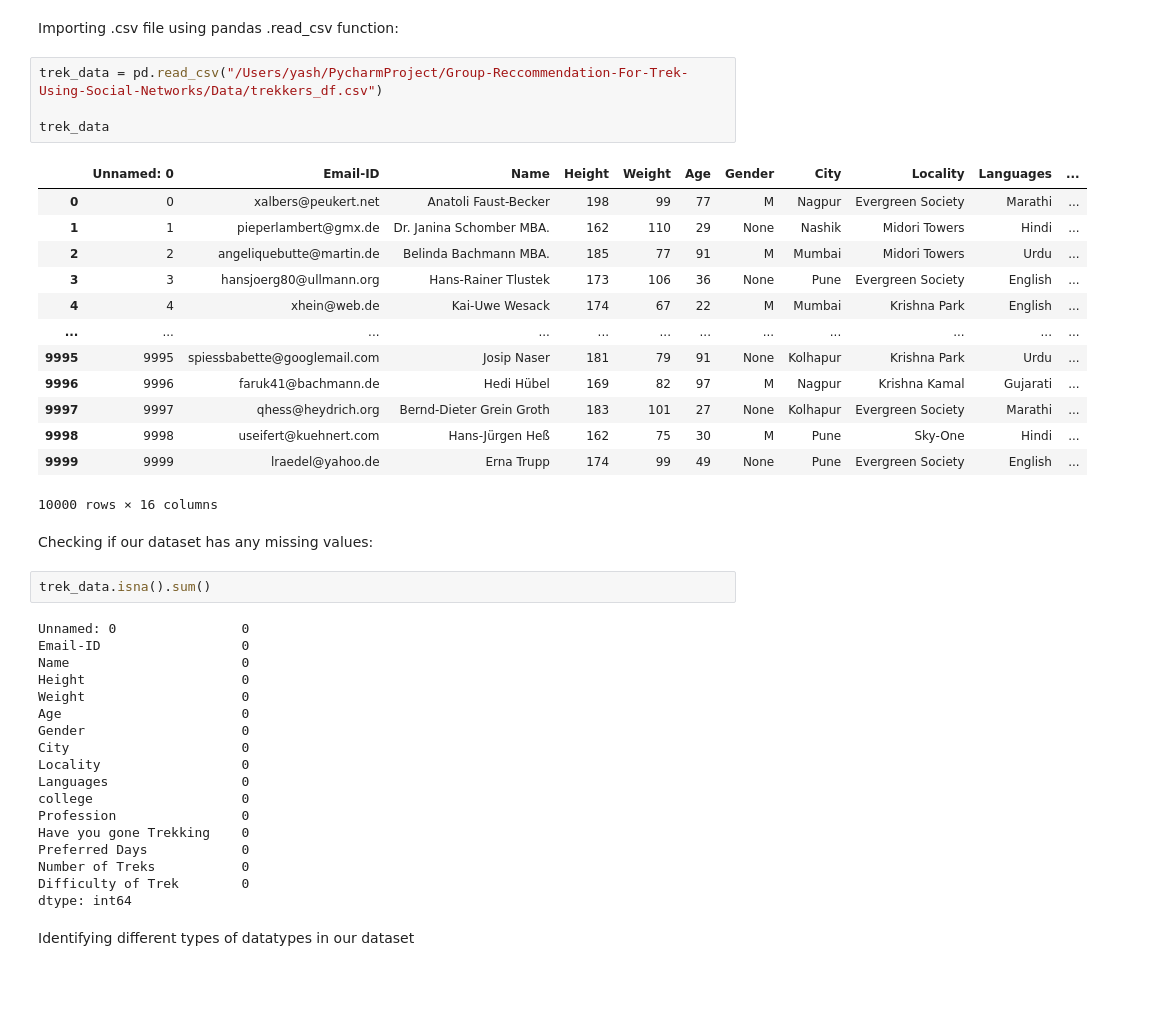
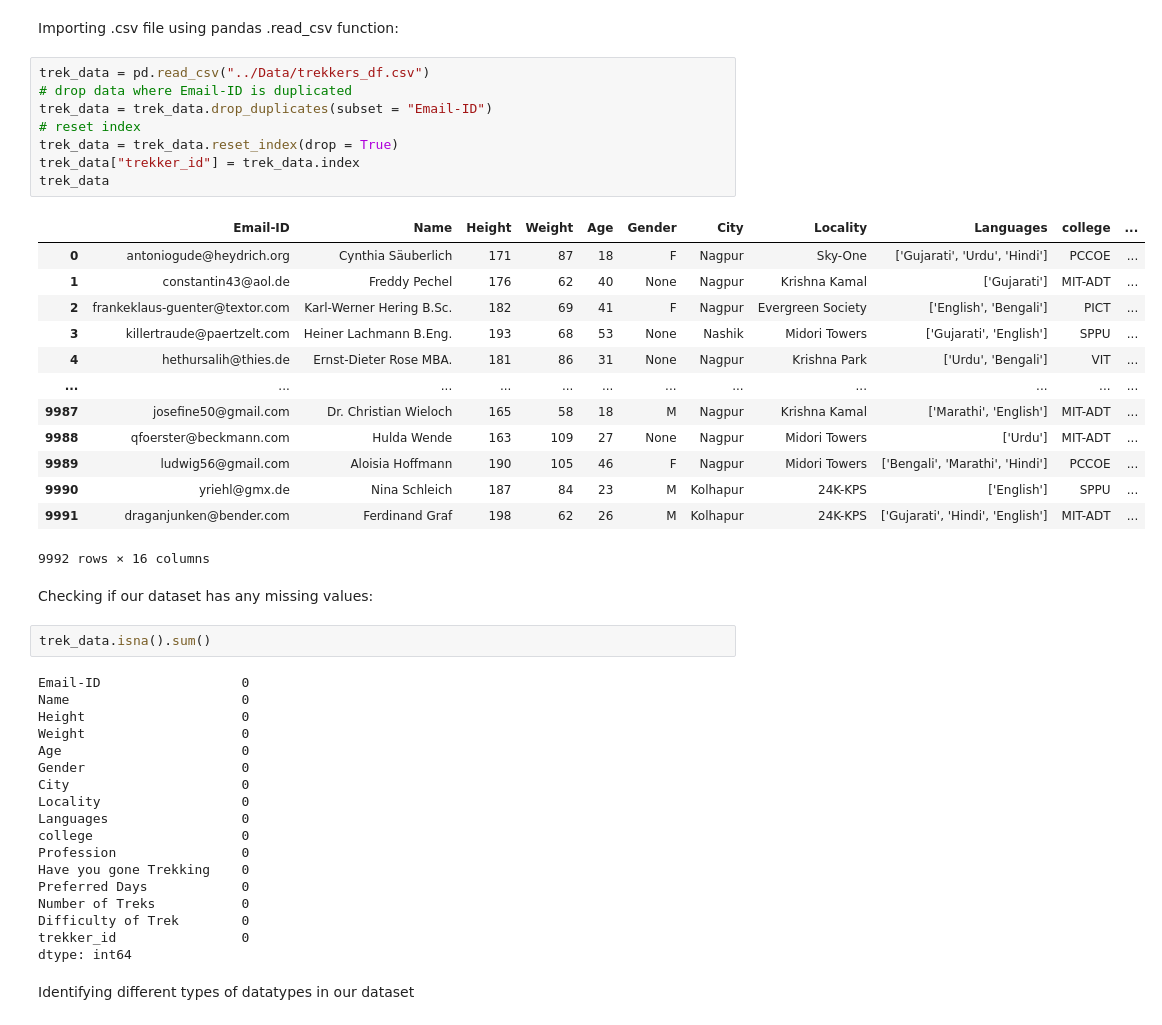
Before and after one commit to yashlad27/Group-Recommendation-For-Trek-Using-Social-Networks, a Jupyter notebook: Code/Data_Preprocessing_Notebook.ipynb, the cells around one changed output. Cells and saved outputs as stored; diff of their text form; blank space fills up the shorter version.

```diff
--- a/Code/Data_Preprocessing_Notebook.ipynb
+++ b/Code/Data_Preprocessing_Notebook.ipynb
@@ -7,30 +7,33 @@ import pandas as pd
 import numpy as np
 # %% [markdown]
 Importing .csv file using pandas .read_csv function:
-# %%
-trek_data = pd.read_csv("/Users/yash/PycharmProject/Group-Reccommendation-For-Trek-Using-Social-Networks/Data/trekkers_df.csv")
-
-trek_data
-# %% [output]
-|  | Unnamed: 0 | Email-ID | Name | Height | Weight | Age | Gender | City | Locality | Languages | ... |
-| 0 | 0 | xalbers@peukert.net | Anatoli Faust-Becker | 198 | 99 | 77 | M | Nagpur | Evergreen Society | Marathi | ... |
-| 1 | 1 | pieperlambert@gmx.de | Dr. Janina Schomber MBA. | 162 | 110 | 29 | None | Nashik | Midori Towers | Hindi | ... |
-| 2 | 2 | angeliquebutte@martin.de | Belinda Bachmann MBA. | 185 | 77 | 91 | M | Mumbai | Midori Towers | Urdu | ... |
-| 3 | 3 | hansjoerg80@ullmann.org | Hans-Rainer Tlustek | 173 | 106 | 36 | None | Pune | Evergreen Society | English | ... |
-| 4 | 4 | xhein@web.de | Kai-Uwe Wesack | 174 | 67 | 22 | M | Mumbai | Krishna Park | English | ... |
-| ... | ... | ... | ... | ... | ... | ... | ... | ... | ... | ... | ... |
-| 9995 | 9995 | spiessbabette@googlemail.com | Josip Naser | 181 | 79 | 91 | None | Kolhapur | Krishna Park | Urdu | ... |
-| 9996 | 9996 | faruk41@bachmann.de | Hedi Hübel | 169 | 82 | 97 | M | Nagpur | Krishna Kamal | Gujarati | ... |
-| 9997 | 9997 | qhess@heydrich.org | Bernd-Dieter Grein Groth | 183 | 101 | 27 | None | Kolhapur | Evergreen Society | Marathi | ... |
-| 9998 | 9998 | useifert@kuehnert.com | Hans-Jürgen Heß | 162 | 75 | 30 | M | Pune | Sky-One | Hindi | ... |
-| 9999 | 9999 | lraedel@yahoo.de | Erna Trupp | 174 | 99 | 49 | None | Pune | Evergreen Society | English | ... |
-10000 rows × 16 columns
+# %%
+trek_data = pd.read_csv("../Data/trekkers_df.csv")
+# drop data where Email-ID is duplicated
+trek_data = trek_data.drop_duplicates(subset = "Email-ID")
+# reset index
+trek_data = trek_data.reset_index(drop = True)
+trek_data["trekker_id"] = trek_data.index
+trek_data
+# %% [output]
+|  | Email-ID | Name | Height | Weight | Age | Gender | City | Locality | Languages | college | ... |
+| 0 | antoniogude@heydrich.org | Cynthia Säuberlich | 171 | 87 | 18 | F | Nagpur | Sky-One | ['Gujarati', 'Urdu', 'Hindi'] | PCCOE | ... |
+| 1 | constantin43@aol.de | Freddy Pechel | 176 | 62 | 40 | None | Nagpur | Krishna Kamal | ['Gujarati'] | MIT-ADT | ... |
+| 2 | frankeklaus-guenter@textor.com | Karl-Werner Hering B.Sc. | 182 | 69 | 41 | F | Nagpur | Evergreen Society | ['English', 'Bengali'] | PICT | ... |
+| 3 | killertraude@paertzelt.com | Heiner Lachmann B.Eng. | 193 | 68 | 53 | None | Nashik | Midori Towers | ['Gujarati', 'English'] | SPPU | ... |
+| 4 | hethursalih@thies.de | Ernst-Dieter Rose MBA. | 181 | 86 | 31 | None | Nagpur | Krishna Park | ['Urdu', 'Bengali'] | VIT | ... |
+| ... | ... | ... | ... | ... | ... | ... | ... | ... | ... | ... | ... |
+| 9987 | josefine50@gmail.com | Dr. Christian Wieloch | 165 | 58 | 18 | M | Nagpur | Krishna Kamal | ['Marathi', 'English'] | MIT-ADT | ... |
+| 9988 | qfoerster@beckmann.com | Hulda Wende | 163 | 109 | 27 | None | Nagpur | Midori Towers | ['Urdu'] | MIT-ADT | ... |
+| 9989 | ludwig56@gmail.com | Aloisia Hoffmann | 190 | 105 | 46 | F | Nagpur | Midori Towers | ['Bengali', 'Marathi', 'Hindi'] | PCCOE | ... |
+| 9990 | yriehl@gmx.de | Nina Schleich | 187 | 84 | 23 | M | Kolhapur | 24K-KPS | ['English'] | SPPU | ... |
+| 9991 | draganjunken@bender.com | Ferdinand Graf | 198 | 62 | 26 | M | Kolhapur | 24K-KPS | ['Gujarati', 'Hindi', 'English'] | MIT-ADT | ... |
+9992 rows × 16 columns
 # %% [markdown]
 Checking if our dataset has any missing values:
 # %%
 trek_data.isna().sum()
 # %% [output]
-Unnamed: 0                0
 Email-ID                  0
 Name                      0
 Height                    0
@@ -46,6 +49,7 @@ Have you gone Trekking    0
 Preferred Days            0
 Number of Treks           0
 Difficulty of Trek        0
+trekker_id                0
 dtype: int64
 # %% [markdown]
 Identifying different types of datatypes in our dataset
```
Also changed, not shown: parts of 19 cells of this notebook, 3 other files.
